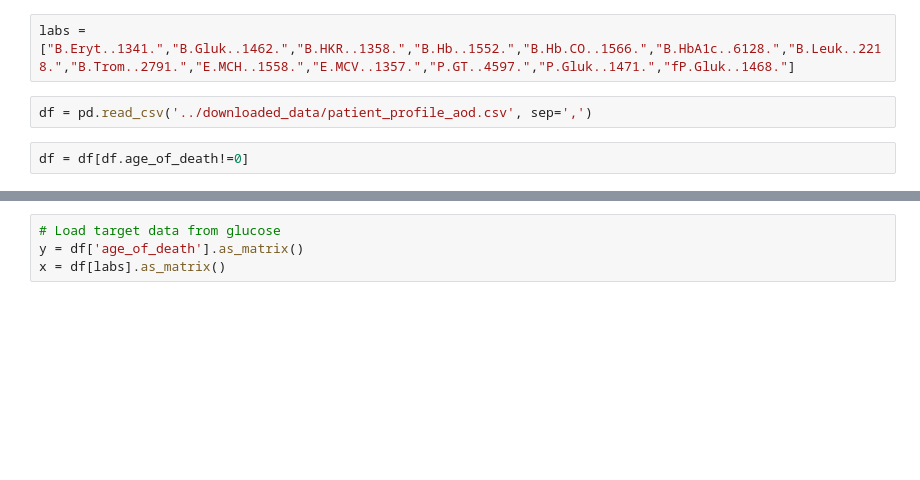
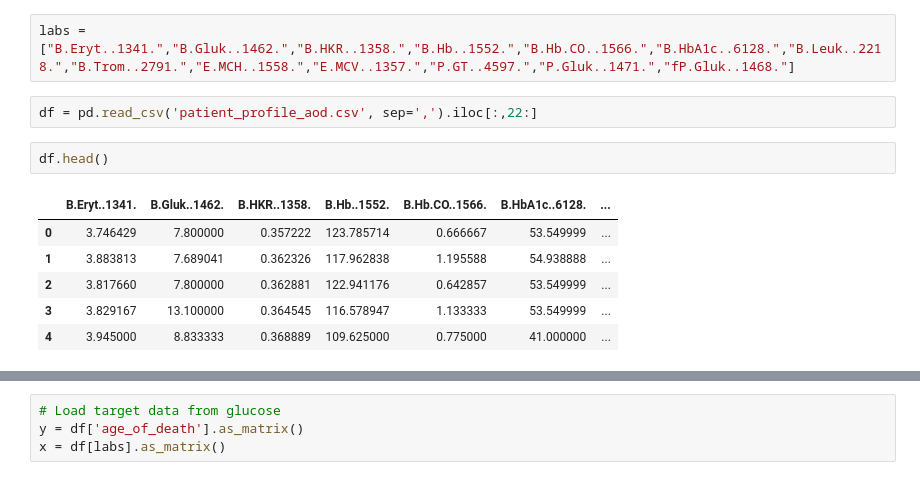
Before and after one commit to antonmattsson/junction2017, a Jupyter notebook: src/predict_sugar_plots.ipynb, the cells around one changed output, grey strips where cells are left out. Cells and saved outputs as stored; diff of their text form; blank space fills up the shorter version.

```diff
--- a/src/predict_sugar_plots.ipynb
+++ b/src/predict_sugar_plots.ipynb
@@ -26,6 +24,13 @@ Using TensorFlow backend.
 # %%
 labs = ["B.Eryt..1341.","B.Gluk..1462.","B.HKR..1358.","B.Hb..1552.","B.Hb.CO..1566.","B.HbA1c..6128.","B.Leuk..2218.","B.Trom..2791.","E.MCH..1558.","E.MCV..1357.","P.GT..4597.","P.Gluk..1471.","fP.Gluk..1468."]
 # %%
-df = pd.read_csv('../downloaded_data/patient_profile_aod.csv', sep=',')
+df = pd.read_csv('patient_profile_aod.csv', sep=',').iloc[:,22:]
-# %%
-df = df[df.age_of_death!=0]
+# %%
+df.head()
+# %% [output]
+|  | B.Eryt..1341. | B.Gluk..1462. | B.HKR..1358. | B.Hb..1552. | B.Hb.CO..1566. | B.HbA1c..6128. | ... |
+| 0 | 3.746429 | 7.800000 | 0.357222 | 123.785714 | 0.666667 | 53.549999 | ... |
+| 1 | 3.883813 | 7.689041 | 0.362326 | 117.962838 | 1.195588 | 54.938888 | ... |
+| 2 | 3.817660 | 7.800000 | 0.362881 | 122.941176 | 0.642857 | 53.549999 | ... |
+| 3 | 3.829167 | 13.100000 | 0.364545 | 116.578947 | 1.133333 | 53.549999 | ... |
+| 4 | 3.945000 | 8.833333 | 0.368889 | 109.625000 | 0.775000 | 41.000000 | ... |
```
Also changed, not shown: parts of 6 cells of this notebook.
